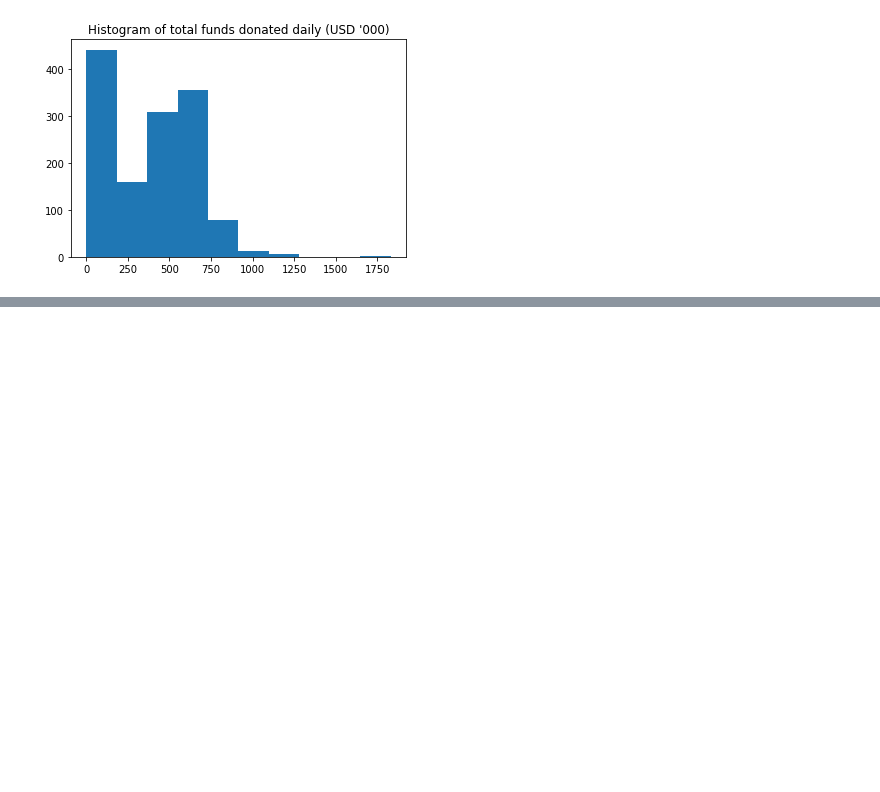
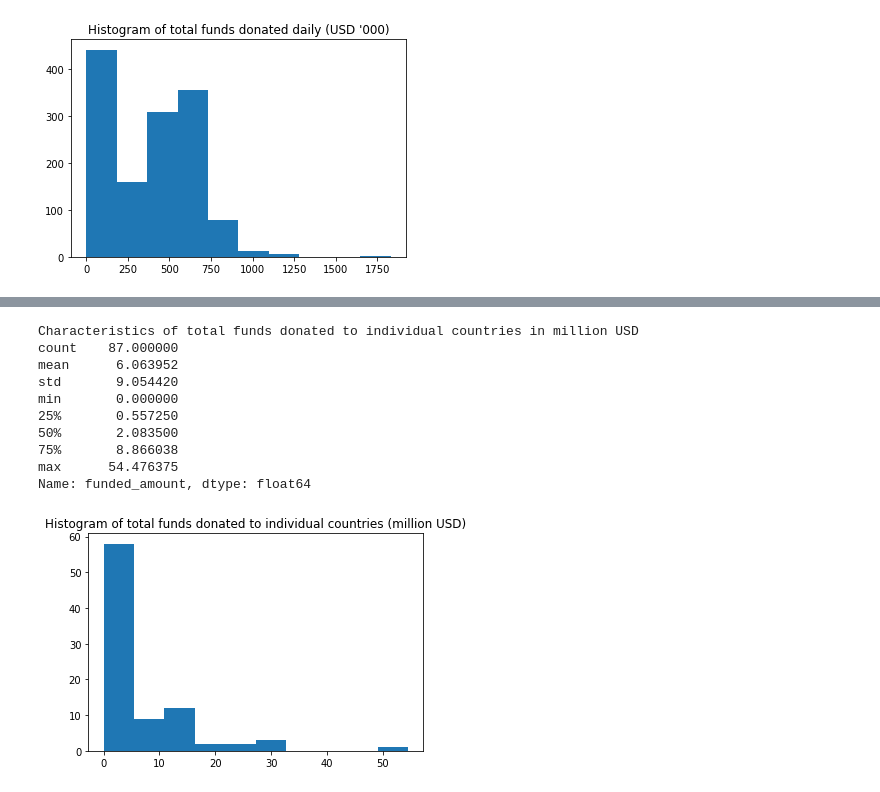
Before and after one commit to masterpython4ds/assignment-1-CeeThinwa, a Jupyter notebook: KIVA Analysis.ipynb, the cells around one changed output, grey strips where cells are left out. Cells and saved outputs as stored; diff of their text form; code cells hidden in the pictures; blank space fills up the shorter version.

```diff
--- a/KIVA Analysis.ipynb
+++ b/KIVA Analysis.ipynb
@@ -325,0 +340,4 @@ dtype: float64
+# %%
+tab2 = pd.pivot_table(loan_data, values='funded_amount', index=['country'], aggfunc='sum')
+tab2 = tab2.sort_values(by=['funded_amount'], ascending=False)
+tab2.head(10)
@@ -325,0 +363,25 @@ dtype: float64
+# %%
+funded_amount_in_millions = tab2['funded_amount']/1000000
+print("Characteristics of total funds donated to individual countries in million USD")
+print(funded_amount_in_millions.describe())
+print('')
+
+# plot all individual contributions
+fig, ax = plt.subplots()
+
+ax.hist(funded_amount_in_millions)
+
+ax.set_title("Histogram of total funds donated to individual countries (million USD)")
+plt.show()
+# %% [output]
+Characteristics of total funds donated to individual countries in million USD
+count    87.000000
+mean      6.063952
+std       9.054420
+min       0.000000
+25%       0.557250
+50%       2.083500
+75%       8.866038
+max      54.476375
+Name: funded_amount, dtype: float64
+[figure, added]
```
Also changed, not shown: parts of 8 cells of this notebook.
